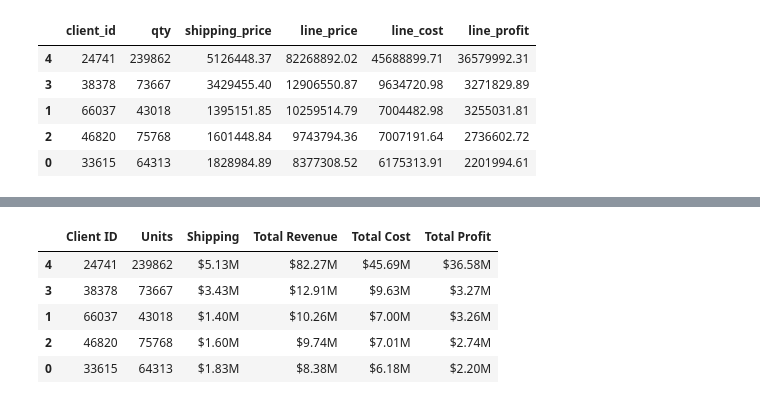
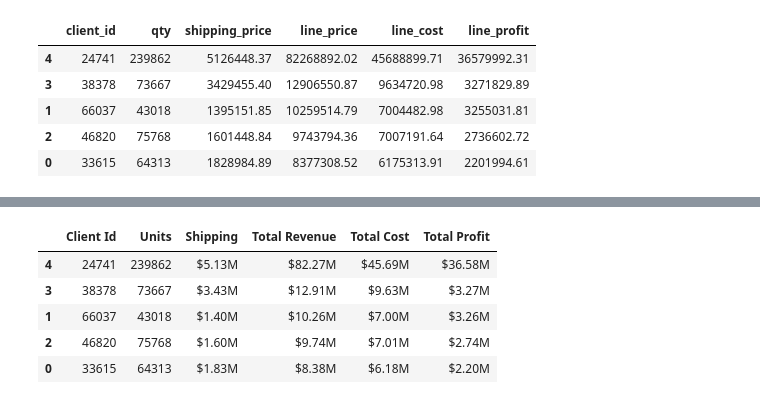
Before and after one commit to srhill12/pandas-challenge-1, a Jupyter notebook: wholesale_data_analysis_starter_code.ipynb, the cells around one changed output, grey strips where cells are left out. Cells and saved outputs as stored; diff of their text form; code cells hidden in the pictures.

```diff
--- a/wholesale_data_analysis_starter_code.ipynb
+++ b/wholesale_data_analysis_starter_code.ipynb
@@ -249,3 +249,15 @@ sorted_summary_df
 # Format the data and rename the columns
 # to names suitable for presentation.
 # Currency should be in millions of dollars.
+renamed_df = sorted_summary_df.rename(columns={"client_id" : "Client Id", "qty" : "Units",
+                                               "shipping_price" : "Shipping", "line_price" : "Total Revenue",
+                                               "line_cost" : "Total Cost", "line_profit" : "Total Profit"})
+def format_currency_millions(x):
+    return "${:.2f}M".format(x/1000000)
+
+renamed_df["Total Revenue"] = renamed_df["Total Revenue"].apply(format_currency_millions)
+renamed_df["Total Cost"] = renamed_df["Total Cost"].apply(format_currency_millions)
+renamed_df["Total Profit"] = renamed_df["Total Profit"].apply(format_currency_millions)
+renamed_df["Shipping"] = renamed_df["Shipping"].apply(format_currency_millions)
+
+renamed_df
@@ -252,7 +271,10 @@ sorted_summary_df
 # %%
 # Sort the updated data by "Total Profit" form highest to lowest
+sorted_df = renamed_df.sort_values(by="Total Profit", ascending = False)
+
+sorted_df
 # %% [output]
-|  | Client ID | Units | Shipping | Total Revenue | Total Cost | Total Profit |
+|  | Client Id | Units | Shipping | Total Revenue | Total Cost | Total Profit |
 | 4 | 24741 | 239862 | $5.13M | $82.27M | $45.69M | $36.58M |
 | 3 | 38378 | 73667 | $3.43M | $12.91M | $9.63M | $3.27M |
 | 1 | 66037 | 43018 | $1.40M | $10.26M | $7.00M | $3.26M |
```
Also changed, not shown: parts of 2 cells of this notebook, 2 other files.
